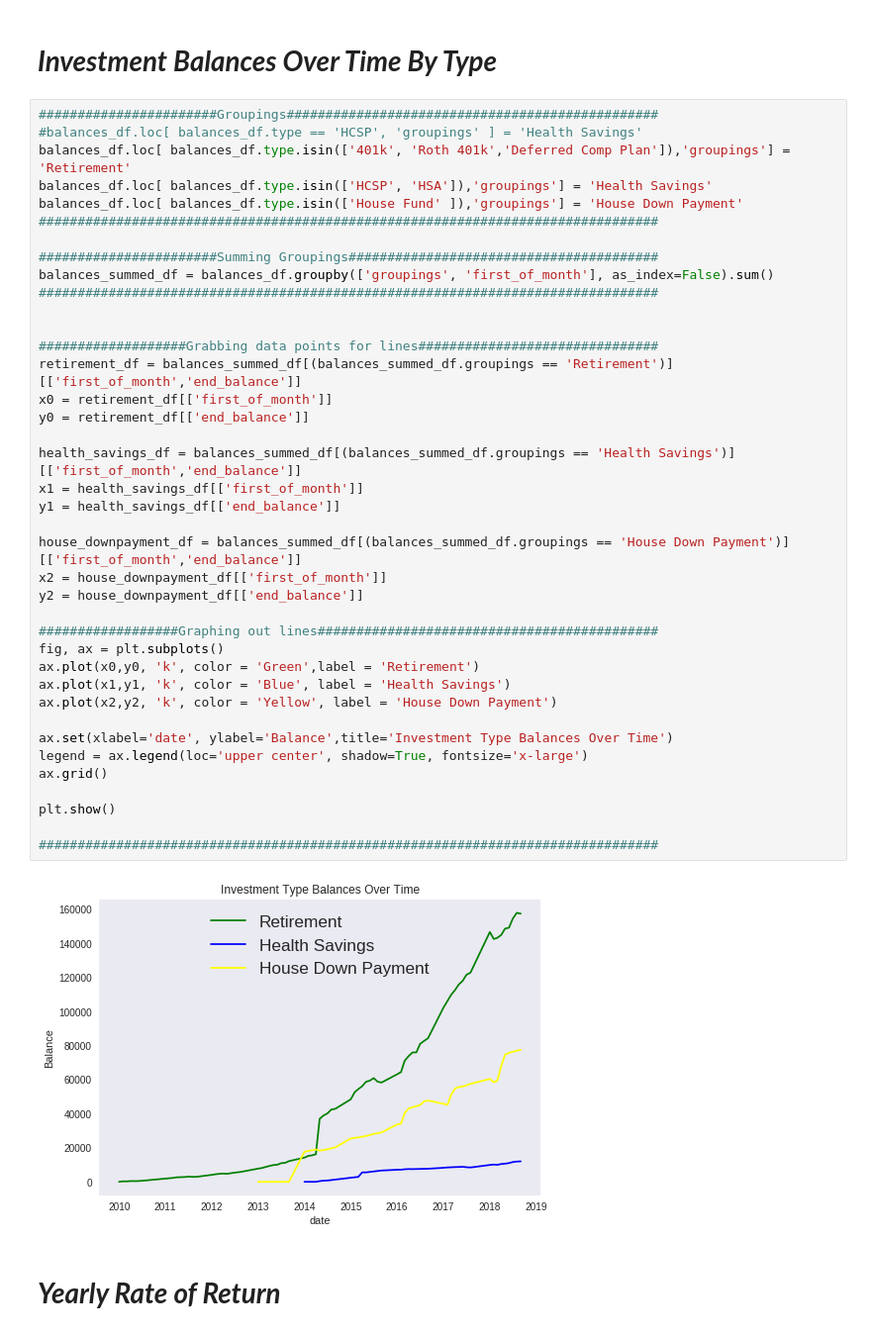
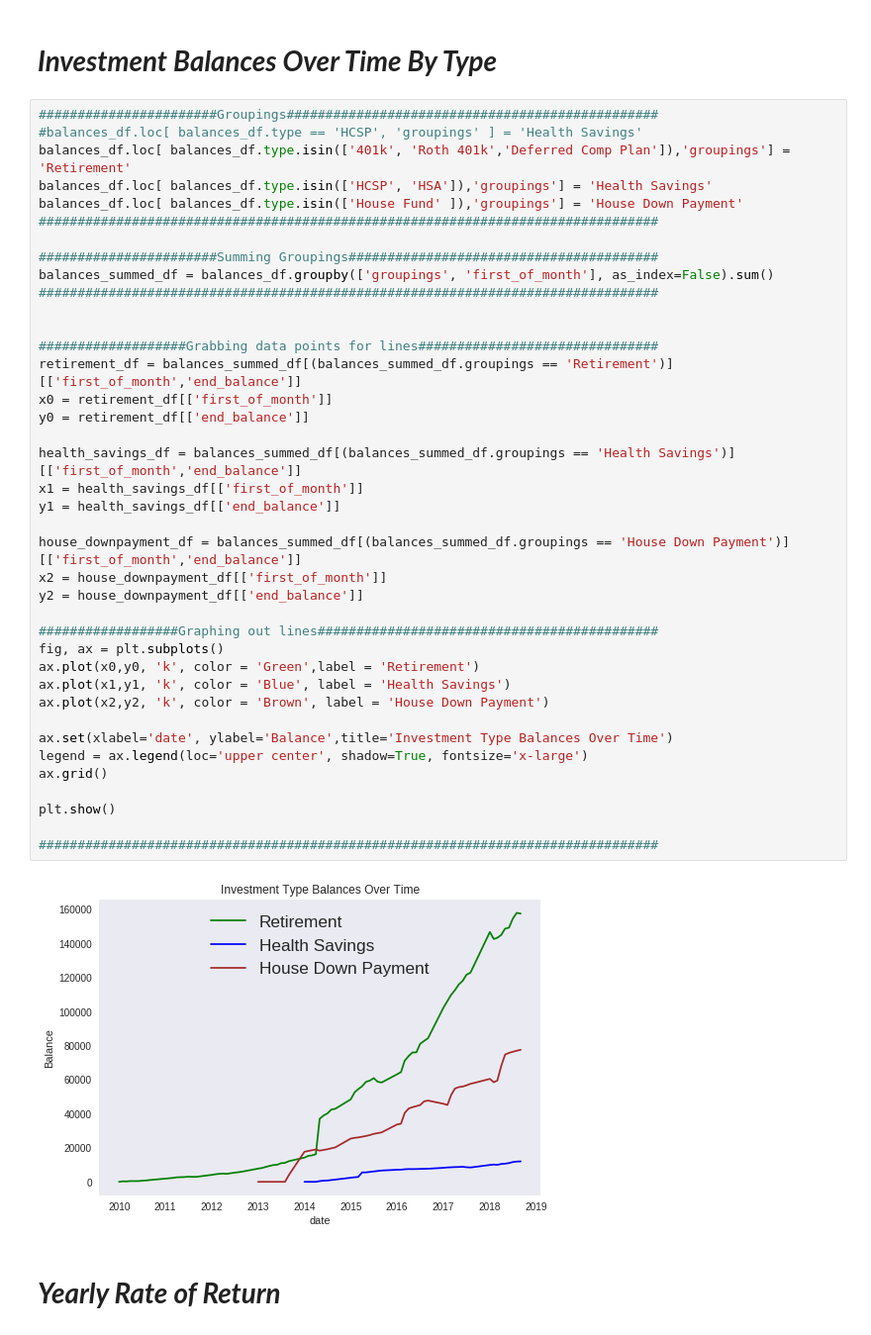
Before and after one commit to rkrall85/learning-through-bits, a Jupyter notebook: FIRE/Fire.ipynb, the cells around one changed output. Shown at 99% size. Saved outputs shown, nothing was run; the diff lists cells and outputs as text.

```diff
--- a/FIRE/Fire.ipynb
+++ b/FIRE/Fire.ipynb
@@ -324,34 +404,34 @@ balances_df.loc[ balances_df.type.isin(['House Fund' ]),'groupings'] = 'House Do
 balances_summed_df = balances_df.groupby(['groupings', 'first_of_month'], as_index=False).sum()
 ################################################################################
 
 
 ###################Grabbing data points for lines###############################
 retirement_df = balances_summed_df[(balances_summed_df.groupings == 'Retirement')][['first_of_month','end_balance']]
 x0 = retirement_df[['first_of_month']]
 y0 = retirement_df[['end_balance']]
 
 health_savings_df = balances_summed_df[(balances_summed_df.groupings == 'Health Savings')][['first_of_month','end_balance']]
 x1 = health_savings_df[['first_of_month']]
 y1 = health_savings_df[['end_balance']]
 
 house_downpayment_df = balances_summed_df[(balances_summed_df.groupings == 'House Down Payment')][['first_of_month','end_balance']]
 x2 = house_downpayment_df[['first_of_month']]
 y2 = house_downpayment_df[['end_balance']]
 
 ##################Graphing out lines############################################
 fig, ax = plt.subplots()
 ax.plot(x0,y0, 'k', color = 'Green',label = 'Retirement')
 ax.plot(x1,y1, 'k', color = 'Blue', label = 'Health Savings')
-ax.plot(x2,y2, 'k', color = 'Yellow', label = 'House Down Payment')
+ax.plot(x2,y2, 'k', color = 'Brown', label = 'House Down Payment')
 
 ax.set(xlabel='date', ylabel='Balance',title='Investment Type Balances Over Time')
 legend = ax.legend(loc='upper center', shadow=True, fontsize='x-large')
 ax.grid()
 
 plt.show()
 
 ################################################################################
 # %% [output]
-[figure, old version]
+[figure, new version]
 # %% [markdown]
 # ***Yearly Rate of Return***
```
Also changed, not shown: parts of 13 cells of this notebook.
